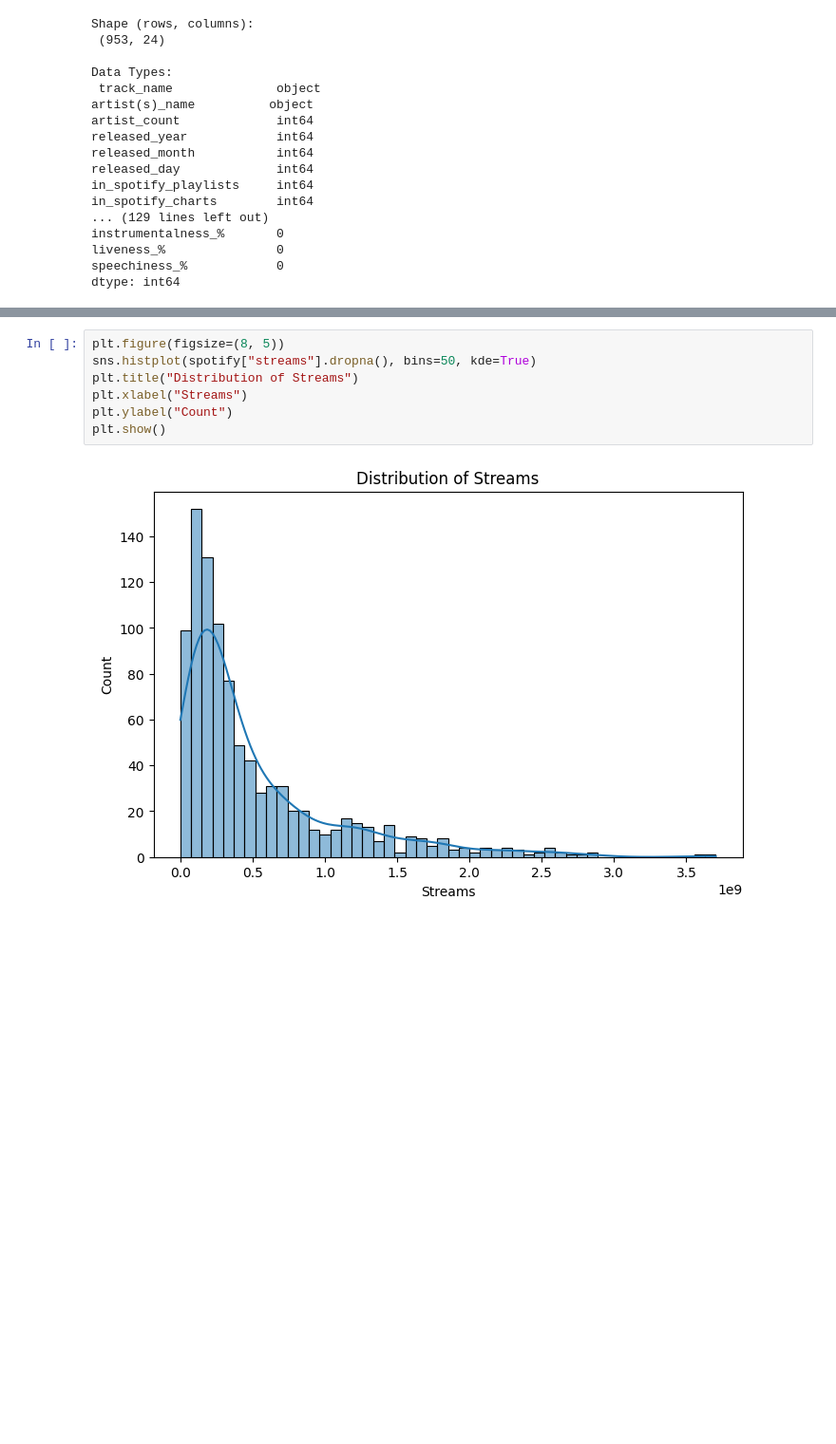
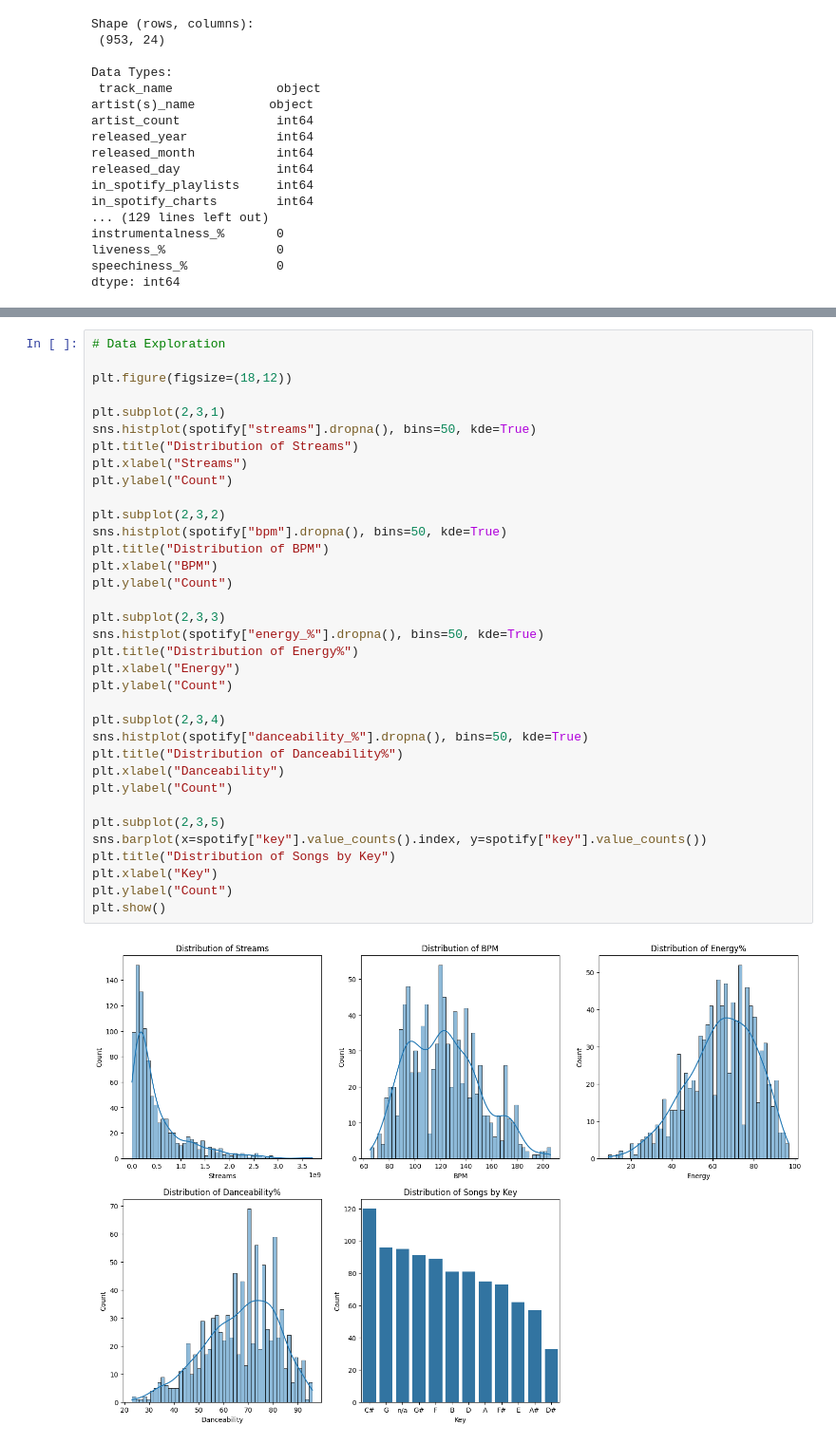
Before and after one commit to samuelpark316/ML_Midterm, a Jupyter notebook: eda.ipynb, the cells around one changed output, grey strips where cells are left out. Shown at 95% size. Cells and saved outputs as stored; diff of their text form; blank space fills up the shorter version.

Commit message:
made graphs for EDA

```diff
--- a/eda.ipynb
+++ b/eda.ipynb
@@ -68,10 +81,38 @@ mode_Minor                 bool
 dtype: object
-# %%
-plt.figure(figsize=(8, 5))
-sns.histplot(spotify["streams"].dropna(), bins=50, kde=True)
-plt.title("Distribution of Streams")
-plt.xlabel("Streams")
-plt.ylabel("Count")
-plt.show()
-# %% [output]
-[figure, removed]
+# %%
+# Data Exploration
+
+plt.figure(figsize=(18,12))
+
+plt.subplot(2,3,1)
+sns.histplot(spotify["streams"].dropna(), bins=50, kde=True)
+plt.title("Distribution of Streams")
+plt.xlabel("Streams")
+plt.ylabel("Count")
+
+plt.subplot(2,3,2)
+sns.histplot(spotify["bpm"].dropna(), bins=50, kde=True)
+plt.title("Distribution of BPM")
+plt.xlabel("BPM")
+plt.ylabel("Count")
+
+plt.subplot(2,3,3)
+sns.histplot(spotify["energy_%"].dropna(), bins=50, kde=True)
+plt.title("Distribution of Energy%")
+plt.xlabel("Energy")
+plt.ylabel("Count")
+
+plt.subplot(2,3,4)
+sns.histplot(spotify["danceability_%"].dropna(), bins=50, kde=True)
+plt.title("Distribution of Danceability%")
+plt.xlabel("Danceability")
+plt.ylabel("Count")
+
+plt.subplot(2,3,5)
+sns.barplot(x=spotify["key"].value_counts().index, y=spotify["key"].value_counts())
+plt.title("Distribution of Songs by Key")
+plt.xlabel("Key")
+plt.ylabel("Count")
+plt.show()
+# %% [output]
+[figure, added]
```
Also changed, not shown: parts of 6 cells of this notebook.
